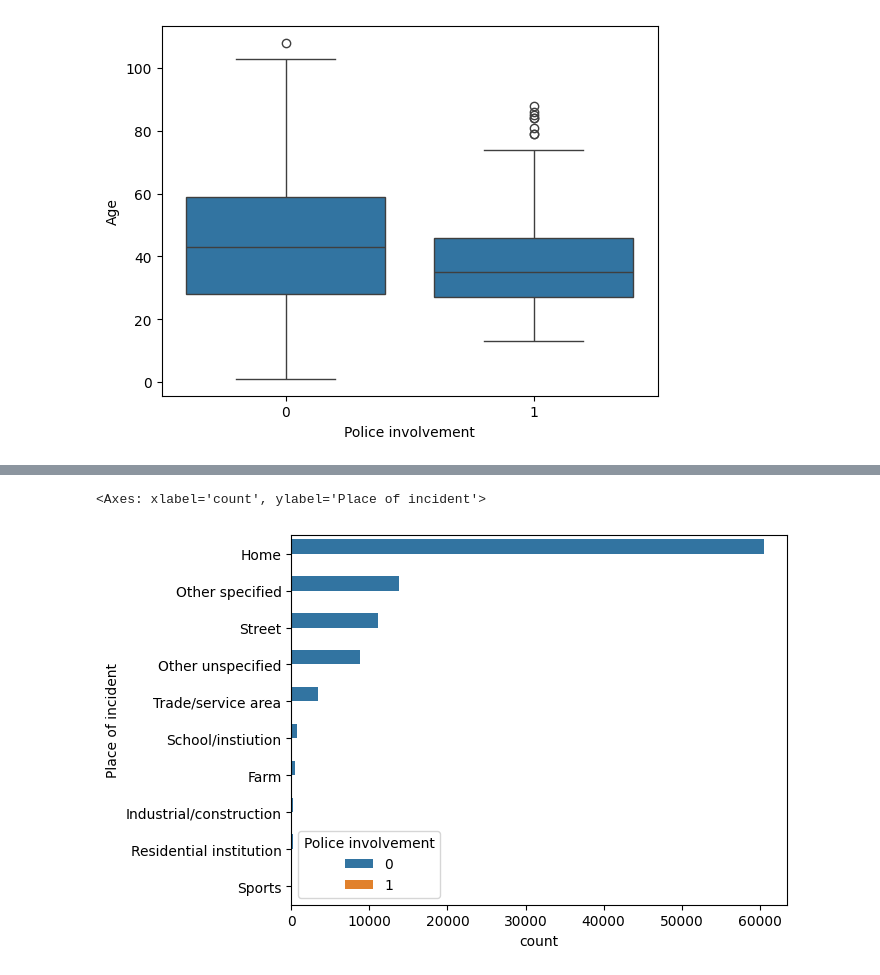
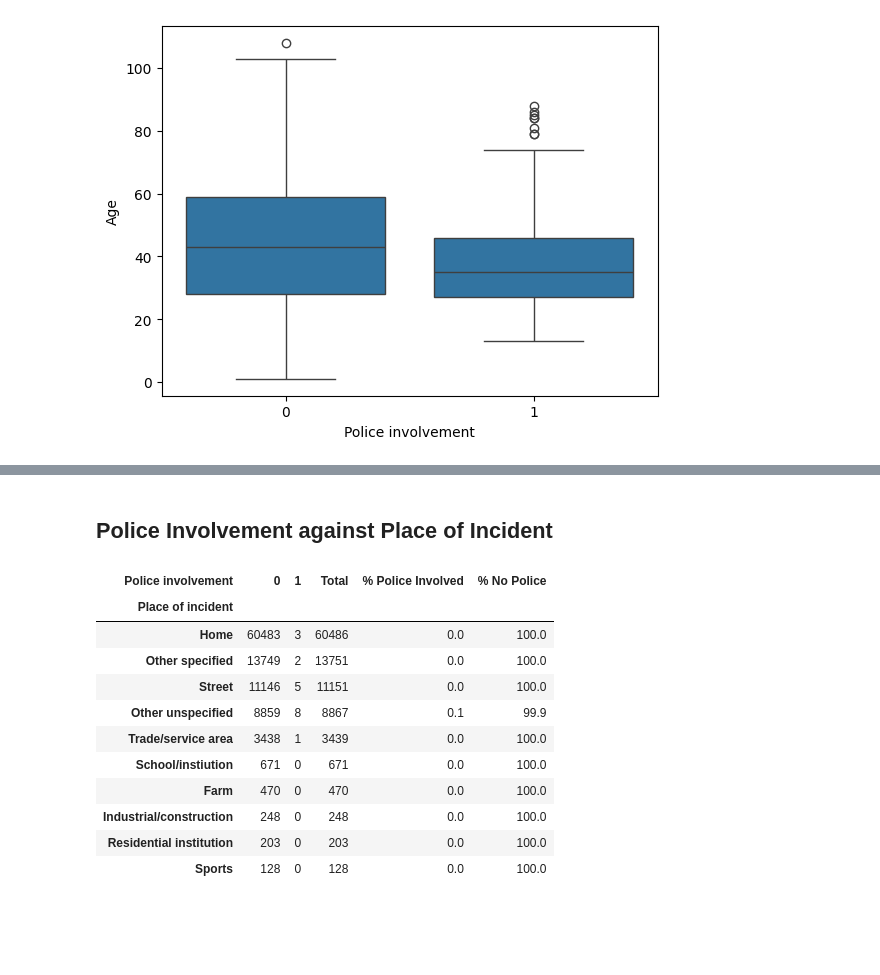
Before and after one commit to beckhamtoh/CS3244-Gun-Violence, a Jupyter notebook: notebooks/02_eda.ipynb, the cells around one changed output, grey strips where cells are left out. Cells and saved outputs as stored; diff of their text form; code cells hidden in the pictures; blank space fills up the shorter version.

```diff
--- a/notebooks/02_eda.ipynb
+++ b/notebooks/02_eda.ipynb
@@ -333,5 +391,28 @@ sns.countplot(y='Education', hue='Police involvement', data=df, order = educatio
+# %% [markdown]
+## Police Involvement against Place of Incident
 # %%
-sns.countplot(y='Place of incident', hue='Police involvement', data=df, order=df['Place of incident'].value_counts().index)
+place_police_table = pd.crosstab(df['Place of incident'], df['Police involvement'])
+
+# Add totals and percentages
+place_police_table['Total'] = place_police_table.sum(axis=1)
+place_police_table['% Police Involved'] = (place_police_table[1] / place_police_table['Total'] * 100).round(1)
+place_police_table['% No Police'] = (place_police_table[0] / place_police_table['Total'] * 100).round(1)
+
+# Reorder by most common place
+place_police_table = place_police_table.loc[df['Place of incident'].value_counts().index]
+
+# Display
+place_police_table
 # %% [output]
-<Axes: xlabel='count', ylabel='Place of incident'>
-[figure, removed]
+| Police involvement | 0 | 1 | Total | % Police Involved | % No Police |
+| Place of incident |  |  |  |  |  |
+| Home | 60483 | 3 | 60486 | 0.0 | 100.0 |
+| Other specified | 13749 | 2 | 13751 | 0.0 | 100.0 |
+| Street | 11146 | 5 | 11151 | 0.0 | 100.0 |
+| Other unspecified | 8859 | 8 | 8867 | 0.1 | 99.9 |
+| Trade/service area | 3438 | 1 | 3439 | 0.0 | 100.0 |
+| School/instiution | 671 | 0 | 671 | 0.0 | 100.0 |
+| Farm | 470 | 0 | 470 | 0.0 | 100.0 |
+| Industrial/construction | 248 | 0 | 248 | 0.0 | 100.0 |
+| Residential institution | 203 | 0 | 203 | 0.0 | 100.0 |
+| Sports | 128 | 0 | 128 | 0.0 | 100.0 |
```
Also changed, not shown: parts of 8 cells of this notebook.
